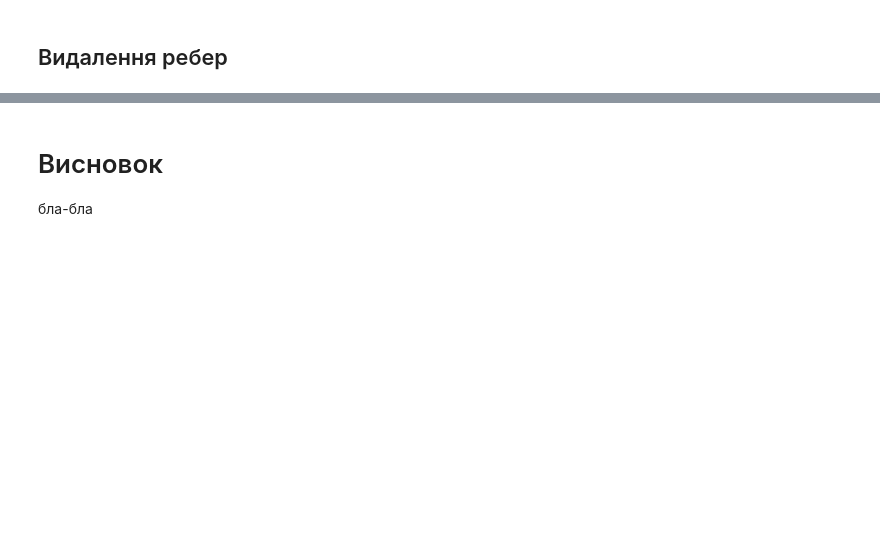
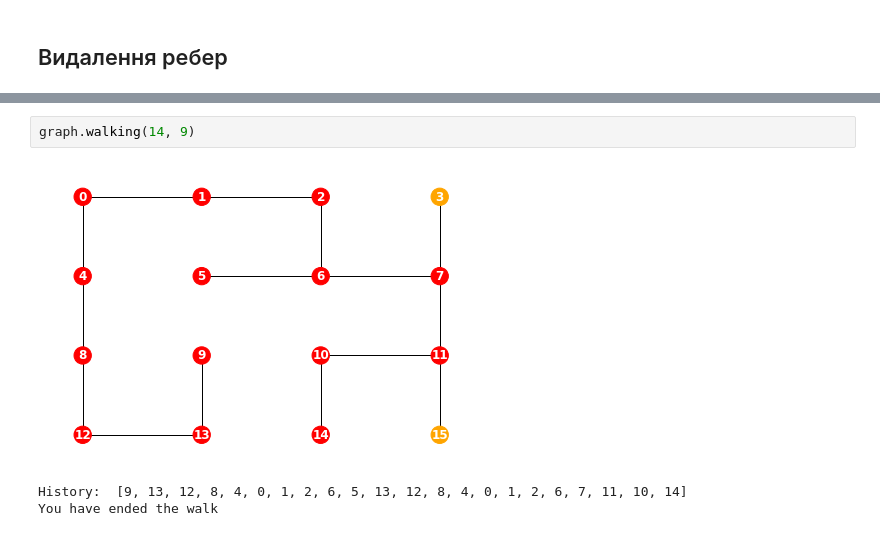
Before and after one commit to mezgoodle/ai_labs, a Jupyter notebook: Labs/lab2.ipynb, the cells around one changed output, grey strips where cells are left out. Drawn from its saved outputs; the diff is of its cells as text; blank space fills up the shorter version.

```diff
--- a/Labs/lab2.ipynb
+++ b/Labs/lab2.ipynb
@@ -206,4 +185,6 @@ You have ended the walk
-# %% [markdown]
-# Висновок
-
-бла-бла
+# %%
+graph.walking(14, 9)
+# %% [output]
+[figure, added]
+History:  [9, 13, 12, 8, 4, 0, 1, 2, 6, 5, 13, 12, 8, 4, 0, 1, 2, 6, 7, 11, 10, 14]
+You have ended the walk
```
Also changed, not shown: parts of 11 cells of this notebook.
